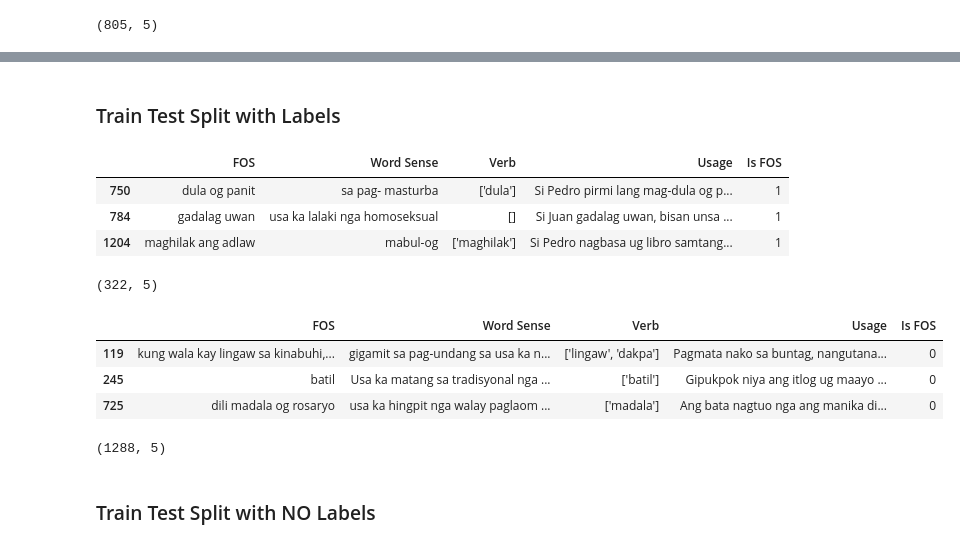
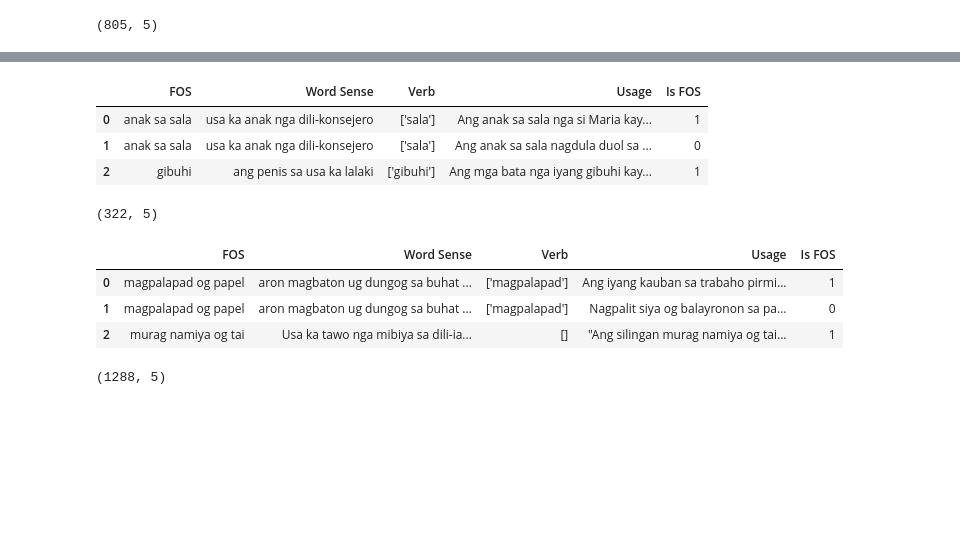
Before and after one commit to MiguelPartosa/Thesis-FOS-BinaryClass-WSD, a Jupyter notebook: Thesis_Implementation_1_2.ipynb, the cells around one changed output, grey strips where cells are left out. Drawn from its saved outputs; the diff is of its cells as text; code cells hidden in the pictures; blank space fills up the shorter version.

Commit message:
Fix train split error

```diff
--- a/Thesis_Implementation_1_2.ipynb
+++ b/Thesis_Implementation_1_2.ipynb
@@ -442,0 +440,3 @@ df_merged_final.head(3)
+# %%
+df_train, df_test = train_test_split(df_merged_final, test_size=0.2)
+display(df_test.head(3), df_test.shape, df_train.head(3), df_train.shape)
@@ -443,23 +459,19 @@ df_merged_final.head(3)
 # %%
-df_merged_final_labels = pd.DataFrame()
-for x in df_merged_final.iterrows():
-    # remove row
-    # example_df = example_df[example_df.index != x[0]]
+def SplitUsage(df_input:pd.DataFrame)-> pd.DataFrame:
+    df_split = pd.DataFrame()
+    for x in df_input.iterrows():
+        split_df = pd.DataFrame({
+                'FOS': [x[1]['FOS'] for _ in range(2)],
+                'Word Sense': [x[1]['Word Sense'] for _ in range(2)],
+                'Verb': [x[1]['Verb'] for _ in range(2)],
+                'Usage': [x[1]['Non-Literal Usage'], x[1]['Literal Usage']],
+                'Is FOS' : [1,0]
+                })
 
-    # insert two new rows with labels
-    # df_merged_final_labels = pd.concat([]).reset_index(drop=True)
-    split_df = pd.DataFrame({
-            'FOS': [x[1]['FOS'] for _ in range(2)],
-            'Word Sense': [x[1]['Word Sense'] for _ in range(2)],
-            'Verb': [x[1]['Verb'] for _ in range(2)],
-            'Usage': [x[1]['Non-Literal Usage'], x[1]['Literal Usage']],
-            'Is FOS' : [1,0]
-            })
+        df_split = pd.concat([df_split, split_df])
+    return df_split.reset_index(drop=True)
 
-    df_merged_final_labels = pd.concat([df_merged_final_labels, split_df])
-    # print(x[1]['Non-Literal Usage'],'\n\n')
-
-df_merged_final_labels.head(3)
+SplitUsage(df_merged_final).head(3)
 # %% [output]
 |  | FOS | Word Sense | Verb | Usage | Is FOS |
 | 0 | alsa og balay | gisulti sa kaugalingon o sa uban ... | ['alsa'] | Siya'y alsa og balay kada buntag ... | 1 |
@@ -475,17 +502,14 @@ from sklearn.model_selection import train_test_split
-# %% [markdown]
-### Train Test Split with Labels
 # %%
-df_train, df_test = train_test_split(df_merged_final_labels, test_size=0.2)
-display(df_test.head(3), df_test.shape, df_train.head(3), df_train.shape)
+display(SplitUsage(df_test).head(3), SplitUsage(df_test).shape, SplitUsage(df_train).head(3), SplitUsage(df_train).shape)
 # %% [output]
 |  | FOS | Word Sense | Verb | Usage | Is FOS |
-| 750 | dula og panit | sa pag- masturba | ['dula'] | Si Pedro pirmi lang mag-dula og p... | 1 |
-| 784 | gadalag uwan | usa ka lalaki nga homoseksual | [] | Si Juan gadalag uwan, bisan unsa ... | 1 |
-| 1204 | maghilak ang adlaw | mabul-og | ['maghilak'] | Si Pedro nagbasa ug libro samtang... | 1 |
+| 0 | anak sa sala | usa ka anak nga dili-konsejero | ['sala'] | Ang anak sa sala nga si Maria kay... | 1 |
+| 1 | anak sa sala | usa ka anak nga dili-konsejero | ['sala'] | Ang anak sa sala nagdula duol sa ... | 0 |
+| 2 | gibuhi | ang penis sa usa ka lalaki | ['gibuhi'] | Ang mga bata nga iyang gibuhi kay... | 1 |
 (322, 5)
 |  | FOS | Word Sense | Verb | Usage | Is FOS |
-| 119 | kung wala kay lingaw sa kinabuhi,... | gigamit sa pag-undang sa usa ka n... | ['lingaw', 'dakpa'] | Pagmata nako sa buntag, nangutana... | 0 |
-| 245 | batil | Usa ka matang sa tradisyonal nga ... | ['batil'] | Gipukpok niya ang itlog ug maayo ... | 0 |
-| 725 | dili madala og rosaryo | usa ka hingpit nga walay paglaom ... | ['madala'] | Ang bata nagtuo nga ang manika di... | 0 |
+| 0 | magpalapad og papel | aron magbaton ug dungog sa buhat ... | ['magpalapad'] | Ang iyang kauban sa trabaho pirmi... | 1 |
+| 1 | magpalapad og papel | aron magbaton ug dungog sa buhat ... | ['magpalapad'] | Nagpalit siya og balayronon sa pa... | 0 |
+| 2 | murag namiya og tai | Usa ka tawo nga mibiya sa dili-ia... | [] | "Ang silingan murag namiya og tai... | 1 |
 (1288, 5)
 # %%
@@ -494,2 +517,0 @@ df_train.to_excel('../../Dataset/Train_Set_WLabels.xlsx', index=False)
-# %% [markdown]
-### Train Test Split with NO Labels
```
Also changed, not shown: parts of 15 cells of this notebook, 11 other files.
